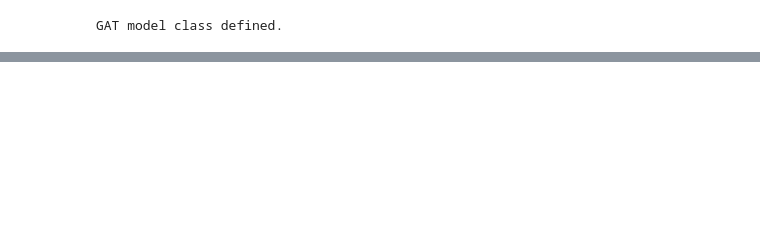
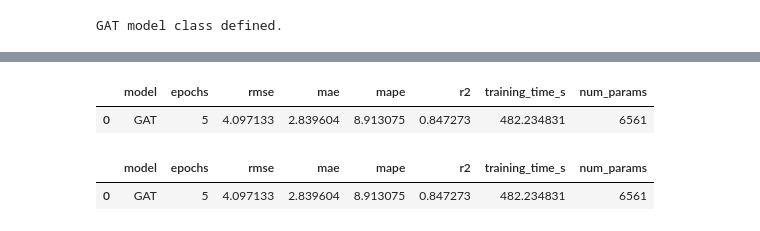
Before and after one commit to JobayerFaisal/Machine_Learning_and_AI, a Jupyter notebook: Soil_Moisture/GAT_Soil_Moisture.ipynb, the cells around one changed output, grey strips where cells are left out. Saved outputs shown, nothing was run; the diff lists cells and outputs as text; code cells hidden in the pictures; blank space fills up the shorter version.

```diff
--- a/Soil_Moisture/GAT_Soil_Moisture.ipynb
+++ b/Soil_Moisture/GAT_Soil_Moisture.ipynb
@@ -35,6 +45,16 @@ def eval_metrics(y_true, y_pred):
         mean_absolute_error(y_true, y_pred),
         r2_score(y_true, y_pred),
     )
+
+def mean_absolute_percentage_error_safe(y_true, y_pred, epsilon=1e-6):
+    """Safe MAPE — avoids divide-by-near-zero blowups."""
+    y_true = np.asarray(y_true, dtype=float)
+    y_pred = np.asarray(y_pred, dtype=float)
+    denom = np.maximum(np.abs(y_true), epsilon)
+    return float(np.mean(np.abs((y_true - y_pred) / denom)) * 100)
+
+def count_params(model):
+    return int(sum(p.numel() for p in model.parameters() if p.requires_grad))
 
 graph_nodes = ["Soil_Moisture", "Temperature", "Humidity", "irrigation_status", "Hour_sin", "Hour_cos"]
 n_nodes = len(graph_nodes)
@@ -212,9 +215,12 @@ def eval_model(m):
 
 pred = eval_model(model)
 rmse, mae, r2 = eval_metrics(y_true_g, pred)
+mape = mean_absolute_percentage_error_safe(y_true_g, pred)
+n_params = count_params(model)
+train_time = time.time() - train_start
 
-print(f"GAT ({N_EPOCHS} epochs) — RMSE: {rmse:.4f}  MAE: {mae:.4f}  R2: {r2:.4f}")
+print(f"GAT ({N_EPOCHS} epochs) — RMSE: {rmse:.4f}  MAE: {mae:.4f}  MAPE: {mape:.2f}%  R2: {r2:.4f}  Train Time: {train_time:.1f}s, num_params: {n_params:,} params")
 print()
 print("For reference:")
-print(f"  Original run (5 epochs):  RMSE=4.4769  R2=0.8177")
+print(f"GAT  Original run (5 epochs):  RMSE: 2.173474  MAE: 1.404993  R2: 0.957020  MAPE: 4.501933%   Train Time: 753.058358s, num_params: 6561.0 params")
 # %% [output]
@@ -243,0 +243,27 @@ Either outcome is a valid, useful finding — the point of this notebook is to d
+# %%
+result_row = pd.DataFrame([{
+    "model": "GAT",
+    "epochs": N_EPOCHS,
+    "rmse": rmse,
+    "mae": mae,
+    "mape": mape,
+    "r2": r2,
+    "training_time_s": train_time,
+    "num_params": n_params,
+}])
+result_row.to_csv("GAT_extended_result.csv", index=False)
+result_row
+# %% [output]
+|  | model | epochs | rmse | mae | mape | r2 | training_time_s | num_params |
+| 0 | GAT | 5 | 4.097133 | 2.839604 | 8.913075 | 0.847273 | 482.234831 | 6561 |
+# %%
+import glob
+import pandas as pd
+
+files = glob.glob("GAT_extended_result.csv")
+combined = pd.concat([pd.read_csv(f) for f in files], ignore_index=True)
+combined = combined.sort_values("rmse").reset_index(drop=True)
+combined
+# %% [output]
+|  | model | epochs | rmse | mae | mape | r2 | training_time_s | num_params |
+| 0 | GAT | 5 | 4.097133 | 2.839604 | 8.913075 | 0.847273 | 482.234831 | 6561 |
```
Also changed, not shown: parts of 16 cells of this notebook.
